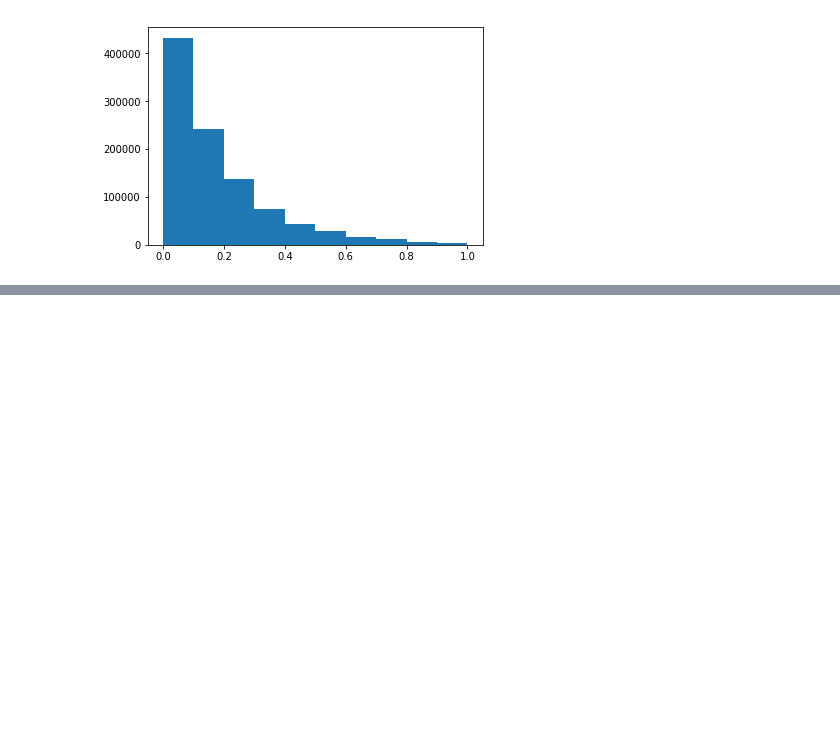
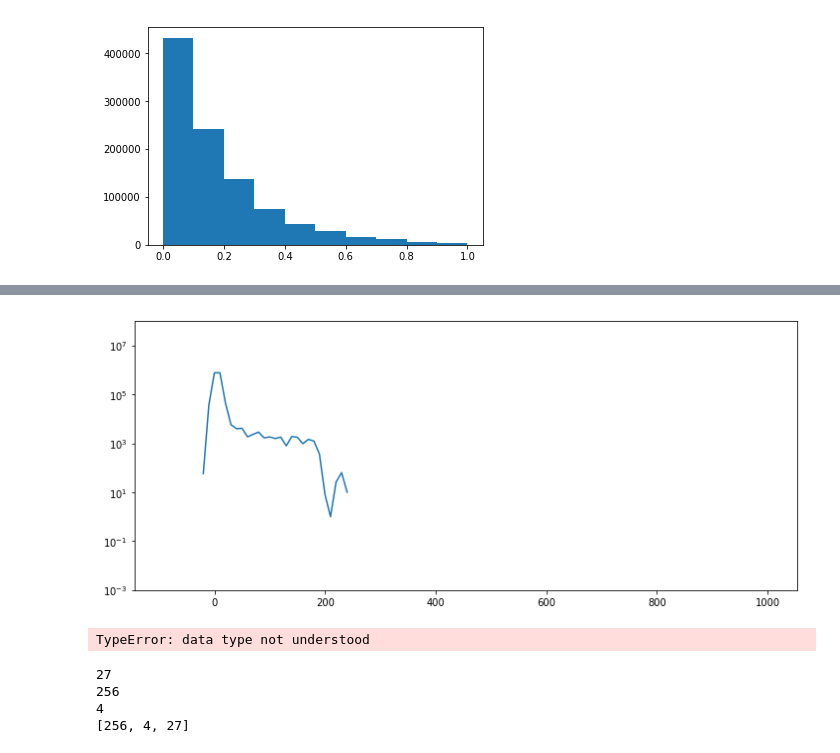
Before and after one commit to 98montanajordi/X-Ray-Speckle-visibitily-spectroscopy, a Jupyter notebook: Speckle_DZ.ipynb, the cells around one changed output, grey strips where cells are left out. Drawn from its saved outputs; the diff is of its cells as text; code cells hidden in the pictures; blank space fills up the shorter version.

```diff
--- a/Speckle_DZ.ipynb
+++ b/Speckle_DZ.ipynb
@@ -236,10 +161,0 @@ plt.imshow(labeled == 0)
-# %%
-dropletSignal = np.zeros(nr_objects+1)
-for i in range(0,nr_objects+1):
-    mask = labeled == i
-    dropletSignal[i] = np.sum(np.multiply(mask,charge))
-
-minSignal = 0.5
-dropletSignal = np.multiply(dropletSignal,dropletSignal > minSignal)
-nonzeros = [elt for elt in dropletSignal if elt != 0]
-plt.hist(nonzeros,20);
@@ -399,0 +248,16 @@ plt.show();
+# %%
+binWidth = 10;
+bins = np.arange(-100, 1000.1, binWidth)
+histFinal = np.zeros(np.shape(bins)[0]-1)
+ccs=3
+rn=5
+
+N = 500
+for i in range(N):
+    if np.mod(i,10) == 0:
+        print i
+    #speckle = makeWeakSpeckle(0.03, chargeCloudSize=ccs, readoutNoise=rn)
+    speckle = makeFlatPoission(0.03, chargeCloudSize=ccs, readoutNoise=rn)
+    histHere = np.histogram(speckle.flatten(), bins)
+    histFinal +=histHere[0]
+print('DONE\n');
@@ -399,0 +282,52 @@ plt.show();
+# %%
+# take a look at the histogram
+plt.figure(figsize=[12,5]);plt.clf();
+plt.semilogy(bins[1:], histFinal)
+plt.ylim(1e-3,1e8)
+plt.show()
+# %% [output]
+[figure, added]
+# %%
+import multiprocessing as mp
+
+def PhotonHistBatch(N):
+    """generate a histogram from 100 images"""
+    binWidth = 10;
+    bins = np.arange(-100, 1000.1, binWidth)
+    histFinal = np.zeros(np.shape(bins)[0]-1, 20)
+
+    for i in prange(N):
+        if np.mod(i,10) == 0:
+            print i
+        speckle = makeWeakSpeckle(0.03, chargeCloudSize=5, readoutNoise=10)
+        histHere = np.histogram(speckle.flatten(), bins)
+        histFinal +=histHere[0]
+    return histFinal
+
+def main():
+    pool = mp.Pool(4)
+    result = pool.map(PhotonHistBatch, [20,20,20,20])
+
+if __name__ == "__main__":
+    main()
+# %% [output]
+TypeError: data type not understood
+# %%
+import multiprocessing as mp
+
+def my_func(x):
+  print(x**x)
+  return x**x
+
+def main():
+  pool = mp.Pool(mp.cpu_count())
+  result = pool.map(my_func, [4,2,3])
+  print result
+
+if __name__ == "__main__":
+  main()
+# %% [output]
+27
+256
+4
+[256, 4, 27]
```
Also changed, not shown: parts of 31 cells of this notebook.
